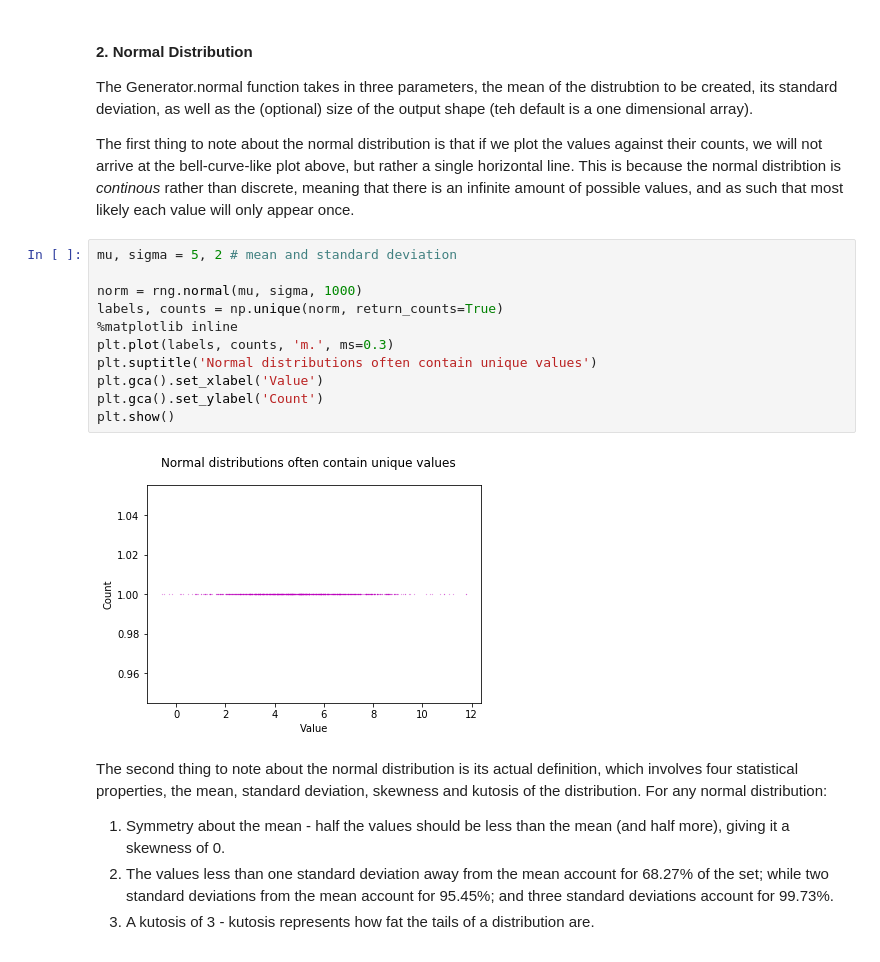
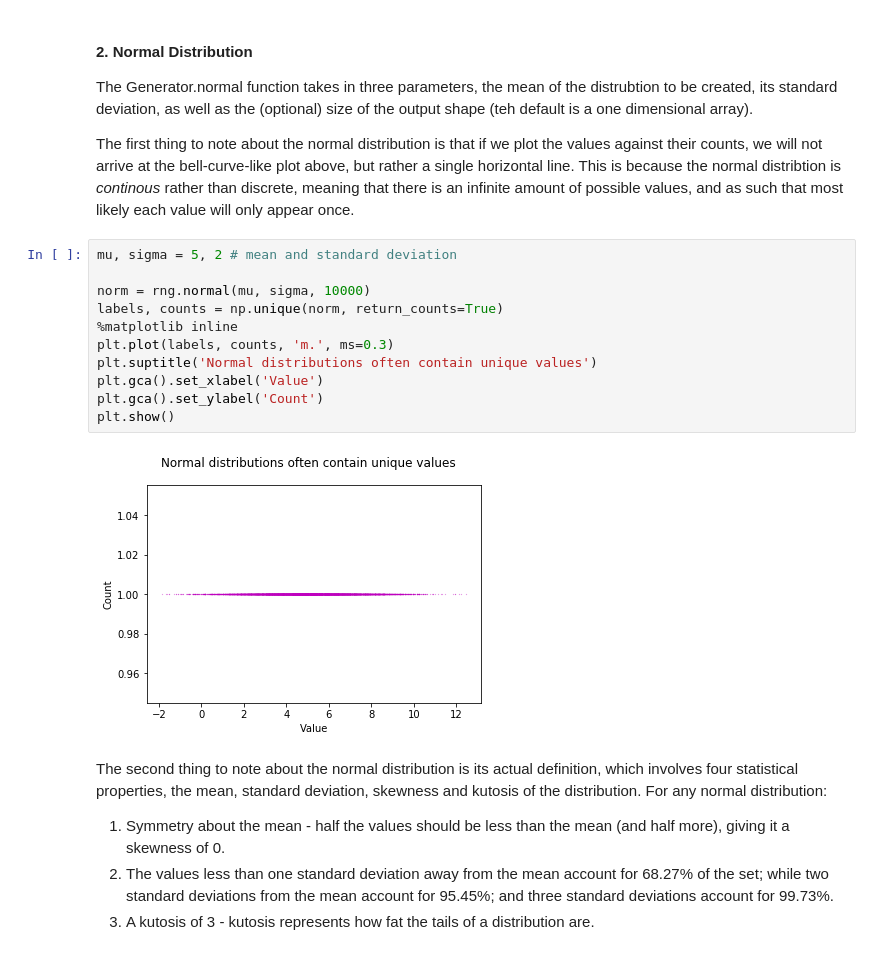
Before and after one commit to ashleycampion/GMIT_Programming_for_data_analysis_Assignment, a Jupyter notebook: Programming for Data Analysis - Assignment.ipynb, the cells around one changed output. Drawn from its saved outputs; the diff is of its cells as text.

```diff
--- a/Programming for Data Analysis - Assignment.ipynb
+++ b/Programming for Data Analysis - Assignment.ipynb
@@ -403,16 +404,16 @@ The first thing to note about the normal distribution is that if we plot the val
 # %%
 mu, sigma = 5, 2 # mean and standard deviation
 
-norm = rng.normal(mu, sigma, 1000)
+norm = rng.normal(mu, sigma, 10000)
 labels, counts = np.unique(norm, return_counts=True)
 %matplotlib inline
 plt.plot(labels, counts, 'm.', ms=0.3)
 plt.suptitle('Normal distributions often contain unique values')
 plt.gca().set_xlabel('Value')
 plt.gca().set_ylabel('Count')
 plt.show()
 # %% [output]
-[figure, old version]
+[figure, new version]
 # %% [markdown]
 The second thing to note about the normal distribution is its actual definition, which involves four statistical properties, the mean, standard deviation, skewness and kutosis of the distribution. For any normal distribution:
 
```
Also changed, not shown: parts of 17 cells of this notebook.
